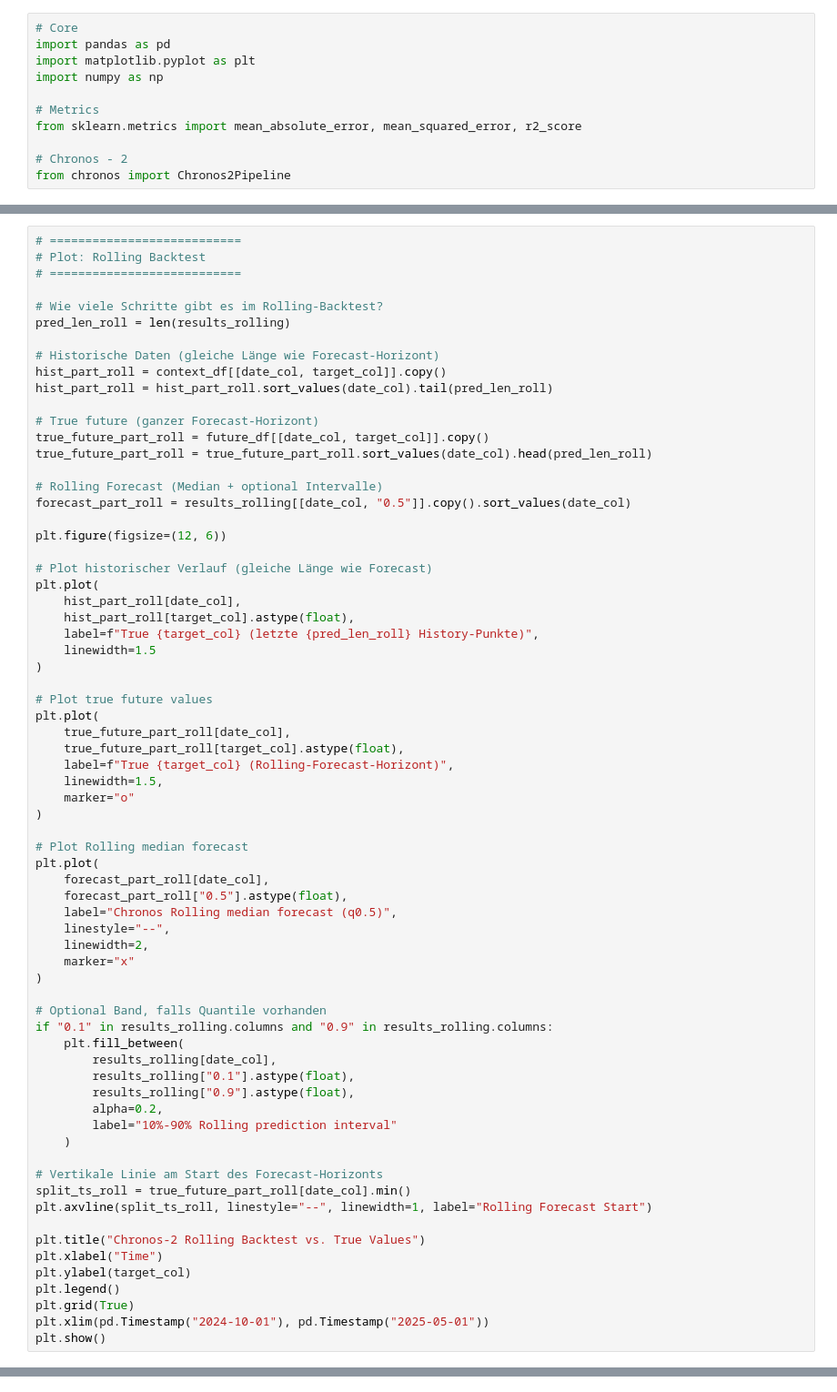
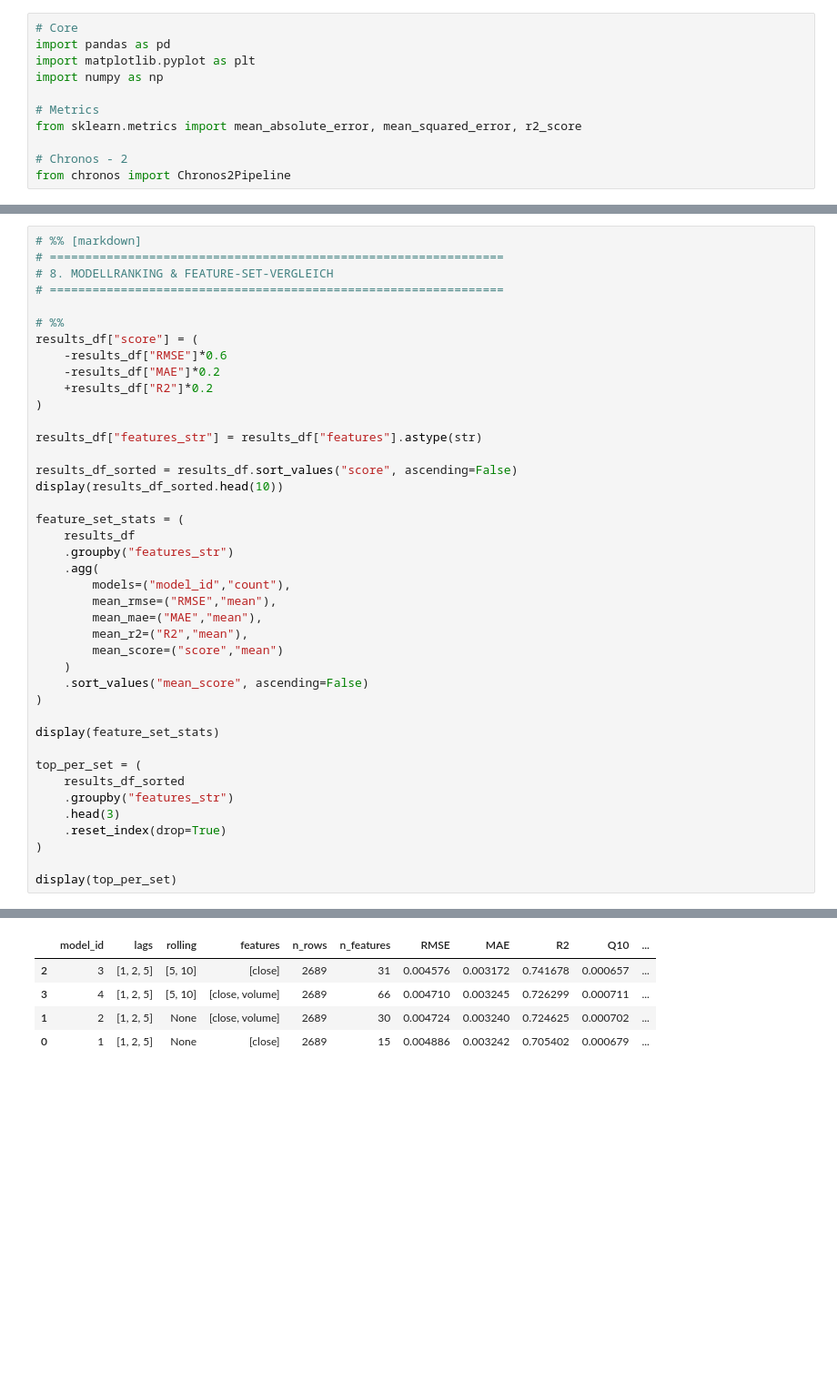
Before and after one commit to gilStettler/stonksai, a Jupyter notebook: inference_chronos2.ipynb, the cells around one changed output, grey strips where cells are left out. Shown at 91% size. Cells and saved outputs as stored; diff of their text form; blank space fills up the shorter version.

```diff
--- a/inference_chronos2.ipynb
+++ b/inference_chronos2.ipynb
@@ -501,70 +489,42 @@ print(results_rolling.tail())
 # %%
-# ===========================
-# Plot: Rolling Backtest
-# ===========================
+# %% [markdown]
+# ================================================================
+# 8. MODELLRANKING & FEATURE-SET-VERGLEICH
+# ================================================================
 
-# Wie viele Schritte gibt es im Rolling-Backtest?
-pred_len_roll = len(results_rolling)
-
-# Historische Daten (gleiche Länge wie Forecast-Horizont)
-hist_part_roll = context_df[[date_col, target_col]].copy()
-hist_part_roll = hist_part_roll.sort_values(date_col).tail(pred_len_roll)
-
-# True future (ganzer Forecast-Horizont)
-true_future_part_roll = future_df[[date_col, target_col]].copy()
-true_future_part_roll = true_future_part_roll.sort_values(date_col).head(pred_len_roll)
-
-# Rolling Forecast (Median + optional Intervalle)
-forecast_part_roll = results_rolling[[date_col, "0.5"]].copy().sort_values(date_col)
-
-plt.figure(figsize=(12, 6))
-
-# Plot historischer Verlauf (gleiche Länge wie Forecast)
-plt.plot(
-    hist_part_roll[date_col],
-    hist_part_roll[target_col].astype(float),
-    label=f"True {target_col} (letzte {pred_len_roll} History-Punkte)",
-    linewidth=1.5
+# %%
+results_df["score"] = (
+    -results_df["RMSE"]*0.6
+    -results_df["MAE"]*0.2
+    +results_df["R2"]*0.2
 )
 
-# Plot true future values
-plt.plot(
-    true_future_part_roll[date_col],
-    true_future_part_roll[target_col].astype(float),
-    label=f"True {target_col} (Rolling-Forecast-Horizont)",
-    linewidth=1.5,
-    marker="o"
+results_df["features_str"] = results_df["features"].astype(str)
+
+results_df_sorted = results_df.sort_values("score", ascending=False)
+display(results_df_sorted.head(10))
+
+feature_set_stats = (
+    results_df
+    .groupby("features_str")
+    .agg(
+        models=("model_id","count"),
+        mean_rmse=("RMSE","mean"),
+        mean_mae=("MAE","mean"),
+        mean_r2=("R2","mean"),
+        mean_score=("score","mean")
+    )
+    .sort_values("mean_score", ascending=False)
 )
 
-# Plot Rolling median forecast
-plt.plot(
-    forecast_part_roll[date_col],
-    forecast_part_roll["0.5"].astype(float),
-    label="Chronos Rolling median forecast (q0.5)",
-    linestyle="--",
-    linewidth=2,
-    marker="x"
+display(feature_set_stats)
+
+top_per_set = (
+    results_df_sorted
+    .groupby("features_str")
+    .head(3)
+    .reset_index(drop=True)
 )
 
-# Optional Band, falls Quantile vorhanden
-if "0.1" in results_rolling.columns and "0.9" in results_rolling.columns:
-    plt.fill_between(
-        results_rolling[date_col],
-        results_rolling["0.1"].astype(float),
-        results_rolling["0.9"].astype(float),
-        alpha=0.2,
-        label="10%-90% Rolling prediction interval"
-    )
-
-# Vertikale Linie am Start des Forecast-Horizonts
-split_ts_roll = true_future_part_roll[date_col].min()
-plt.axvline(split_ts_roll, linestyle="--", linewidth=1, label="Rolling Forecast Start")
-
-plt.title("Chronos-2 Rolling Backtest vs. True Values")
-plt.xlabel("Time")
-plt.ylabel(target_col)
-plt.legend()
-plt.grid(True)
-plt.xlim(pd.Timestamp("2024-10-01"), pd.Timestamp("2025-05-01"))
-plt.show()
+display(top_per_set)
 # %% [output]
@@ -571,0 +531,5 @@ plt.show()
+|  | model_id | lags | rolling | features | n_rows | n_features | RMSE | MAE | R2 | Q10 | ... |
+| 2 | 3 | [1, 2, 5] | [5, 10] | [close] | 2689 | 31 | 0.004576 | 0.003172 | 0.741678 | 0.000657 | ... |
+| 3 | 4 | [1, 2, 5] | [5, 10] | [close, volume] | 2689 | 66 | 0.004710 | 0.003245 | 0.726299 | 0.000711 | ... |
+| 1 | 2 | [1, 2, 5] | None | [close, volume] | 2689 | 30 | 0.004724 | 0.003240 | 0.724625 | 0.000702 | ... |
+| 0 | 1 | [1, 2, 5] | None | [close] | 2689 | 15 | 0.004886 | 0.003242 | 0.705402 | 0.000679 | ... |
```
Also changed, not shown: parts of 23 cells of this notebook.
